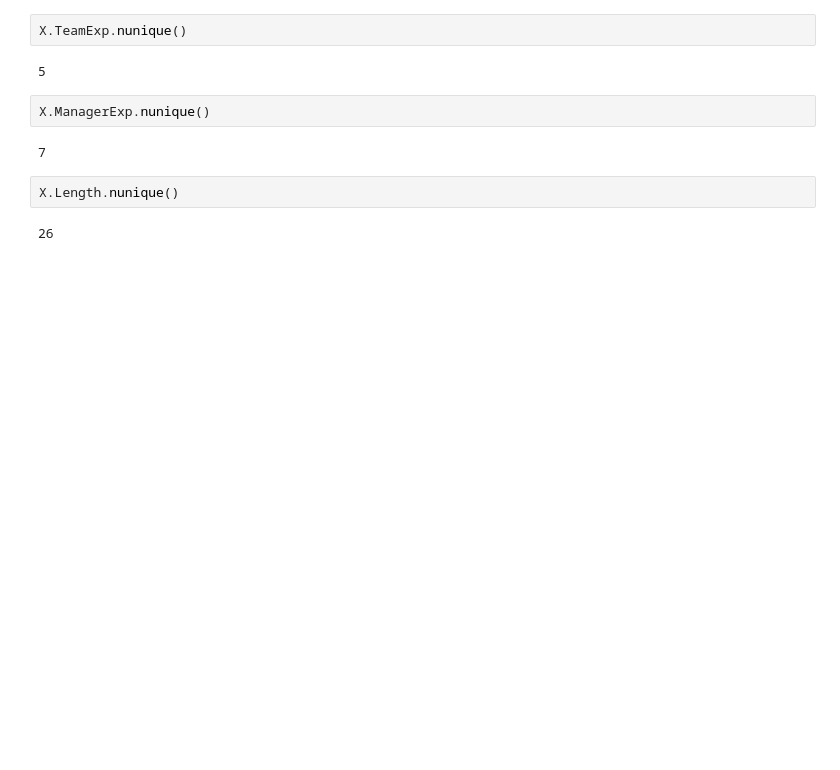
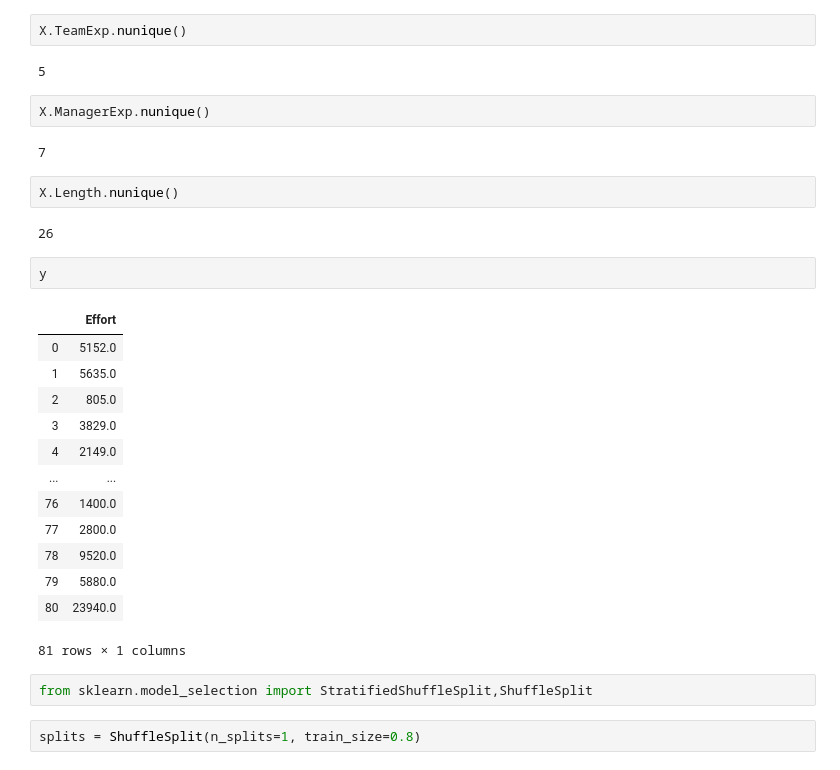
Before and after one commit to vincycode7/Software_Cost_Estimation, a Jupyter notebook: Untitled.ipynb, the cells around one changed output. Saved outputs shown, nothing was run; the diff lists cells and outputs as text; blank space fills up the shorter version.

```diff
--- a/Untitled.ipynb
+++ b/Untitled.ipynb
@@ -293,3 +293,23 @@ X.ManagerExp.nunique()
 X.Length.nunique()
 # %% [output]
 26
+# %%
+y
+# %% [output]
+|  | Effort |
+| 0 | 5152.0 |
+| 1 | 5635.0 |
+| 2 | 805.0 |
+| 3 | 3829.0 |
+| 4 | 2149.0 |
+| ... | ... |
+| 76 | 1400.0 |
+| 77 | 2800.0 |
+| 78 | 9520.0 |
+| 79 | 5880.0 |
+| 80 | 23940.0 |
+81 rows × 1 columns
+# %%
+from sklearn.model_selection import StratifiedShuffleSplit,ShuffleSplit
+# %%
+splits = ShuffleSplit(n_splits=1, train_size=0.8)
```
Also changed, not shown: parts of 1 cell of this notebook, 4 other files.
